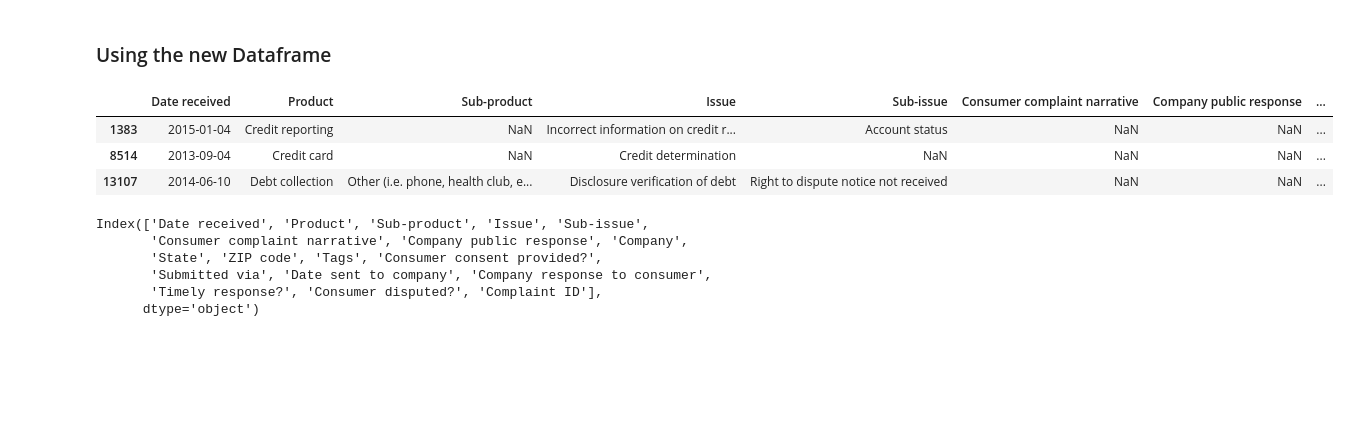
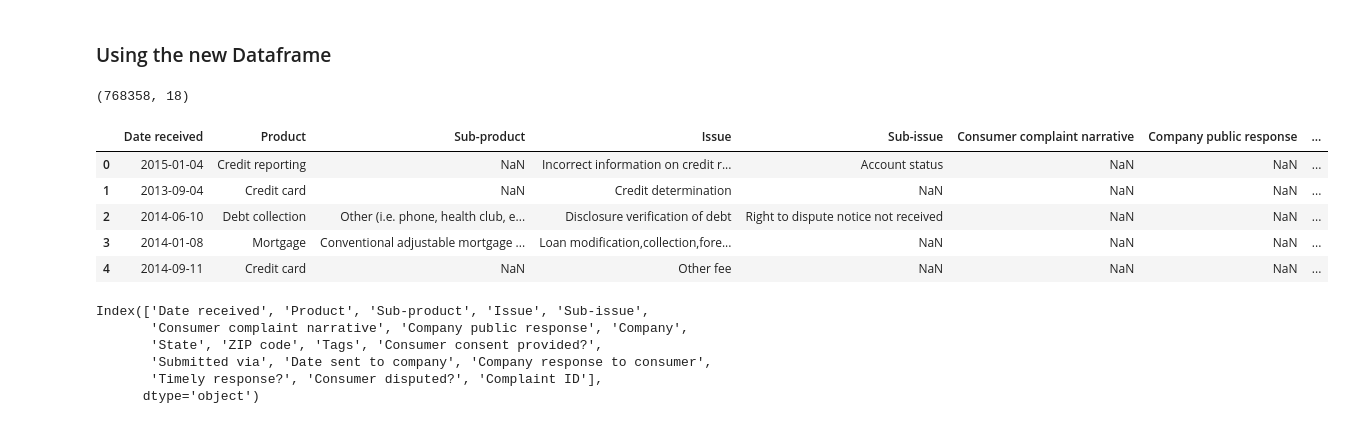
Before and after one commit to Sheiphan/Complaints_Prediction_NLP, a Jupyter notebook: Research/EDA.ipynb, the cells around one changed output. Saved outputs shown, nothing was run; the diff lists cells and outputs as text; code cells hidden in the pictures; blank space fills up the shorter version.

```diff
--- a/Research/EDA.ipynb
+++ b/Research/EDA.ipynb
@@ -38,14 +38,21 @@ df.to_csv('Complaints.csv')
 # %% [markdown]
 ### Using the new Dataframe
 # %%
-df = pd.read_csv('D:\Python\Complaints_Prediction_NLP\Research\Complaints.csv')
+df = pd.read_csv('D:\Python\Complaints_Prediction_NLP\Research\Complaints.csv', )
+# %%
+df.drop('Unnamed: 0', axis=1, inplace=True)
+df.shape
+# %% [output]
+(768358, 18)
 # %%
-df.head(3)
+df.head()
 # %% [output]
 |  | Date received | Product | Sub-product | Issue | Sub-issue | Consumer complaint narrative | Company public response | ... |
-| 1383 | 2015-01-04 | Credit reporting | NaN | Incorrect information on credit r... | Account status | NaN | NaN | ... |
-| 8514 | 2013-09-04 | Credit card | NaN | Credit determination | NaN | NaN | NaN | ... |
-| 13107 | 2014-06-10 | Debt collection | Other (i.e. phone, health club, e... | Disclosure verification of debt | Right to dispute notice not received | NaN | NaN | ... |
+| 0 | 2015-01-04 | Credit reporting | NaN | Incorrect information on credit r... | Account status | NaN | NaN | ... |
+| 1 | 2013-09-04 | Credit card | NaN | Credit determination | NaN | NaN | NaN | ... |
+| 2 | 2014-06-10 | Debt collection | Other (i.e. phone, health club, e... | Disclosure verification of debt | Right to dispute notice not received | NaN | NaN | ... |
+| 3 | 2014-01-08 | Mortgage | Conventional adjustable mortgage ... | Loan modification,collection,fore... | NaN | NaN | NaN | ... |
+| 4 | 2014-09-11 | Credit card | NaN | Other fee | NaN | NaN | NaN | ... |
 # %%
 df.columns
 # %% [output]
```
Also changed, not shown: parts of 26 cells of this notebook.
